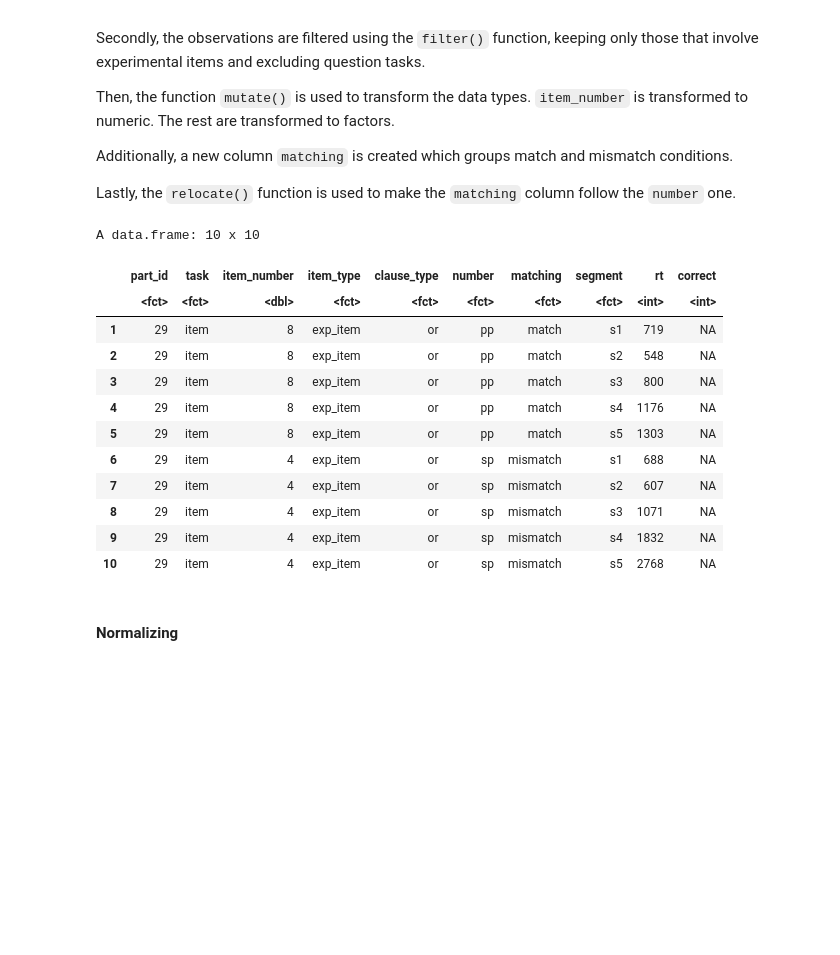
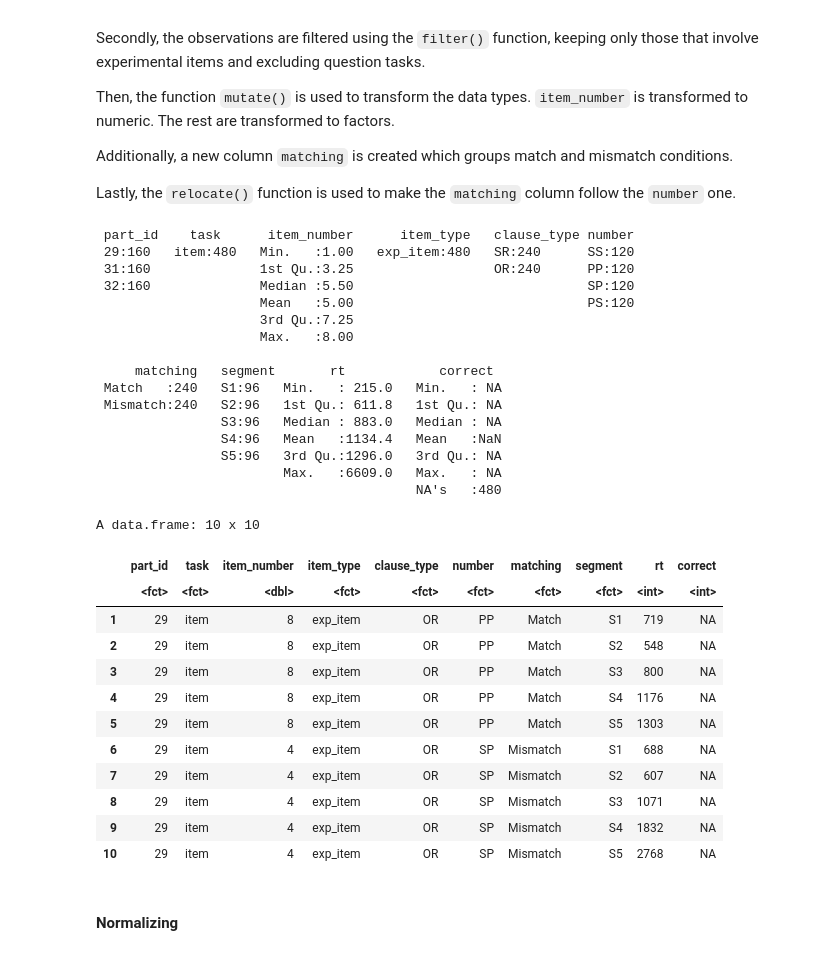
Before and after one commit to Vieju17/SelfPaced_Reading_Task_Data, a Jupyter notebook: sprt_analysis.ipynb, the cells around one changed output. Cells and saved outputs as stored; diff of their text form; code cells hidden in the pictures; blank space fills up the shorter version.

```diff
--- a/sprt_analysis.ipynb
+++ b/sprt_analysis.ipynb
@@ -165,34 +195,52 @@ Lastly, the `relocate()` function is used to make the `matching` column follow t
 # %%
 df_clean <- df_raw %>%
     .[order(.$part_id), ] %>%
     filter(.$item_type == "exp_item" & .$task == "item" & segment != "s0") %>%
     mutate(
         item_number = as.numeric(item_number),
         task = as.factor(task),
         item_type = as.factor(item_type),
-        clause_type = as.factor(clause_type),
-        number = as.factor(number),
-        matching = as.factor(ifelse(number == "ss" | number == "pp", "match", "mismatch")),
-        segment = as.factor(segment),
+        clause_type = factor(clause_type, levels = c("sr", "or"), labels = c("SR", "OR")),
+        number = factor(number, levels = c("ss", "pp", "sp", "ps"), labels = c("SS", "PP", "SP", "PS")),
+        matching = factor(ifelse(number == "SS" | number == "PP", "match", "mismatch"), labels = c("Match", "Mismatch")),
+        segment = factor(segment, labels = c("S1", "S2", "S3", "S4", "S5")),
         part_id = as.factor(part_id),
     ) %>%
     relocate(matching, .after = number) %>%
     droplevels()
+
+summary(df_clean)
 head(df_clean, 10)
 # %% [output]
-A data.frame: 10 x 10
+ part_id    task      item_number      item_type   clause_type number
+ 29:160   item:480   Min.   :1.00   exp_item:480   SR:240      SS:120
+ 31:160              1st Qu.:3.25                  OR:240      PP:120
+ 32:160              Median :5.50                              SP:120
+                     Mean   :5.00                              PS:120
+                     3rd Qu.:7.25
+                     Max.   :8.00
+
+     matching   segment       rt            correct
+ Match   :240   S1:96   Min.   : 215.0   Min.   : NA
+ Mismatch:240   S2:96   1st Qu.: 611.8   1st Qu.: NA
+                S3:96   Median : 883.0   Median : NA
+                S4:96   Mean   :1134.4   Mean   :NaN
+                S5:96   3rd Qu.:1296.0   3rd Qu.: NA
+                        Max.   :6609.0   Max.   : NA
+                                         NA's   :480
+A data.frame: 10 x 10
 |  | part_id | task | item_number | item_type | clause_type | number | matching | segment | rt | correct |
 |  | <fct> | <fct> | <dbl> | <fct> | <fct> | <fct> | <fct> | <fct> | <int> | <int> |
-| 1 | 29 | item | 8 | exp_item | or | pp | match | s1 | 719 | NA |
-| 2 | 29 | item | 8 | exp_item | or | pp | match | s2 | 548 | NA |
-| 3 | 29 | item | 8 | exp_item | or | pp | match | s3 | 800 | NA |
-| 4 | 29 | item | 8 | exp_item | or | pp | match | s4 | 1176 | NA |
-| 5 | 29 | item | 8 | exp_item | or | pp | match | s5 | 1303 | NA |
-| 6 | 29 | item | 4 | exp_item | or | sp | mismatch | s1 | 688 | NA |
-| 7 | 29 | item | 4 | exp_item | or | sp | mismatch | s2 | 607 | NA |
-| 8 | 29 | item | 4 | exp_item | or | sp | mismatch | s3 | 1071 | NA |
-| 9 | 29 | item | 4 | exp_item | or | sp | mismatch | s4 | 1832 | NA |
-| 10 | 29 | item | 4 | exp_item | or | sp | mismatch | s5 | 2768 | NA |
+| 1 | 29 | item | 8 | exp_item | OR | PP | Match | S1 | 719 | NA |
+| 2 | 29 | item | 8 | exp_item | OR | PP | Match | S2 | 548 | NA |
+| 3 | 29 | item | 8 | exp_item | OR | PP | Match | S3 | 800 | NA |
+| 4 | 29 | item | 8 | exp_item | OR | PP | Match | S4 | 1176 | NA |
+| 5 | 29 | item | 8 | exp_item | OR | PP | Match | S5 | 1303 | NA |
+| 6 | 29 | item | 4 | exp_item | OR | SP | Mismatch | S1 | 688 | NA |
+| 7 | 29 | item | 4 | exp_item | OR | SP | Mismatch | S2 | 607 | NA |
+| 8 | 29 | item | 4 | exp_item | OR | SP | Mismatch | S3 | 1071 | NA |
+| 9 | 29 | item | 4 | exp_item | OR | SP | Mismatch | S4 | 1832 | NA |
+| 10 | 29 | item | 4 | exp_item | OR | SP | Mismatch | S5 | 2768 | NA |
 # %% [markdown]
 #### Normalizing
 # %% [markdown]
```
Also changed, not shown: parts of 41 cells of this notebook, 31 other files.
